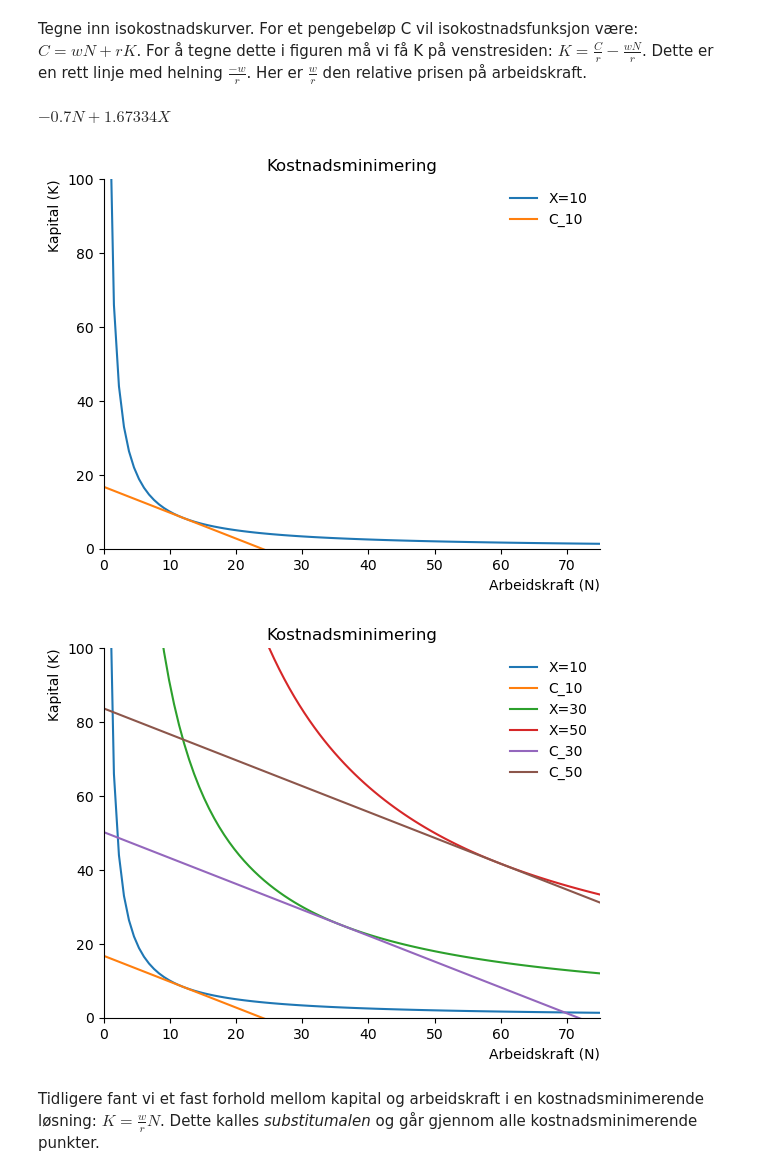
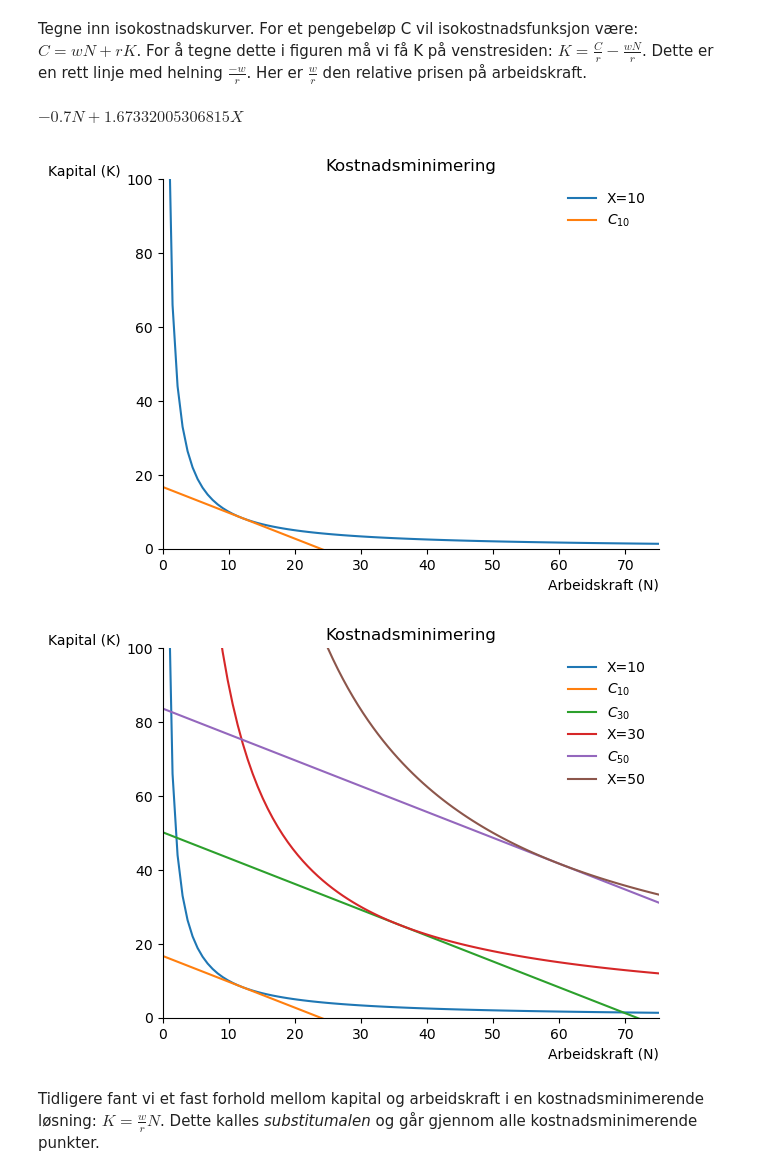
Before and after one commit to uit-sok-1006-v25/sok_1006_notater_v25, a Jupyter notebook: notater forelesning 12.ipynb, the cells around one changed output. Cells and saved outputs as stored; diff of their text form; code cells hidden in the pictures.

```diff
--- a/notater forelesning 12.ipynb
+++ b/notater forelesning 12.ipynb
@@ -63,5 +63,5 @@ Dette er den optimale tilpasningen for å produsere X enheter: $K=0.8367X, N=1.1
 # %%
-def C_X(X):
-    return 500*0.8367*X+350*1.1952*X
-C_X(X)
+def var_kost(X):
+    return 500*løsn_X[0][0]+350*løsn_X[0][1]
+var_kost(X)
 # %% [output]
@@ -70,0 +71,6 @@ Dette viser den minimale kostnaden av å produsere X enheter. La oss vise løsni
+# %%
+C_X=sp.lambdify(
+    (X),
+    var_kost(X)
+)
+C_X(X)
@@ -90,7 +100,7 @@ $\displaystyle \frac{X^{2}}{N}$
 n=np.linspace(0.001,75, 100)
 
 fig1, ax = plt.subplots()
-ax.set_ylabel('Kapital (K)', loc='top')
+ax.set_ylabel('Kapital (K)', loc='top', rotation = 0)
 ax.set_xlabel('Arbeidskraft (N)', loc='right')
 ax.set(xlim=(0,75))
 ax.set(ylim=(0,100))
@@ -117,27 +127,26 @@ def isokost(X,N):
     return C_X(X)/500 -(350/500)*N
 isokost(X,N)
 # %% [output]
-$\displaystyle - 0.7 N + 1.67334 X$
+$\displaystyle - 0.7 N + 1.67332005306815 X$
 # %%
-ax.plot(n, isokost(10,n), label='C_10')
+ax.plot(n, isokost(10,n), label=r'$C_{10}$')
 ax.legend(loc='best',frameon=False)
 fig1
 # %% [output]
-[figure, old version]
+[figure, new version]
 # %%
 # sett inn isokvanter for X=30 og X=50, samt minkost for disse
 
-ax.plot(n,iso_fn(30,n), label='X=30')
-ax.plot(n,iso_fn(50,n), label='X=50')
+X_verdier = [30, 50]
 
-ax.plot(n, isokost(30,n), label='C_30')
-ax.plot(n, isokost(50,n), label='C_50')
+for X in X_verdier:
+    ax.plot(n, isokost(X,n), label='$C_{' + str(X) + '}$')
+    ax.plot(n,iso_fn(X,n), label=f'X={X}')
 
 ax.legend(loc='best',frameon=False)
-
 fig1
 # %% [output]
-[figure, old version]
+[figure, new version]
 # %% [markdown]
 Tidligere fant vi et fast forhold mellom kapital og arbeidskraft i en kostnadsminimerende løsning: $K=\frac{w}{r}N$. Dette kalles *substitumalen* og går gjennom alle kostnadsminimerende punkter.
 # %%
```
Also changed, not shown: parts of 23 cells of this notebook.
